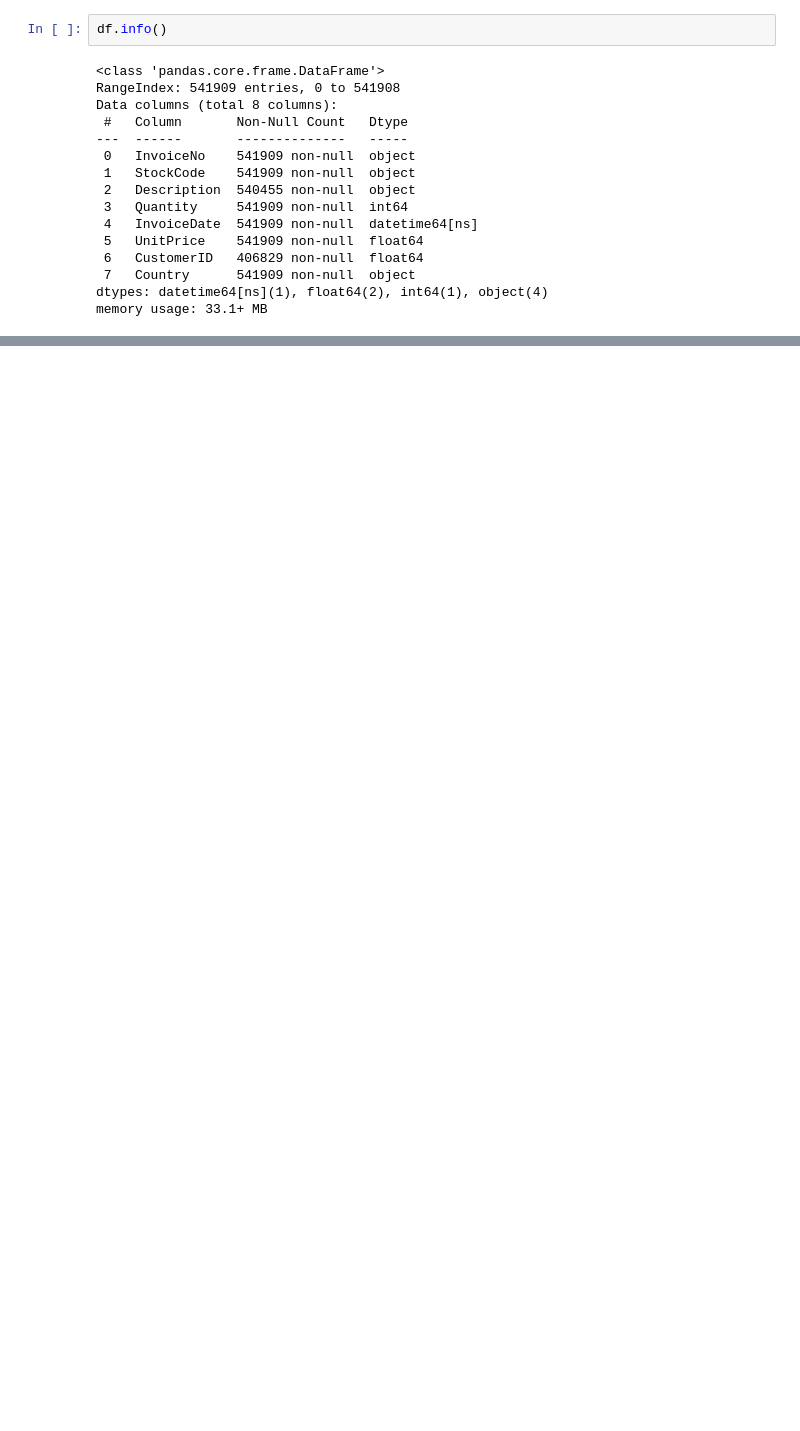
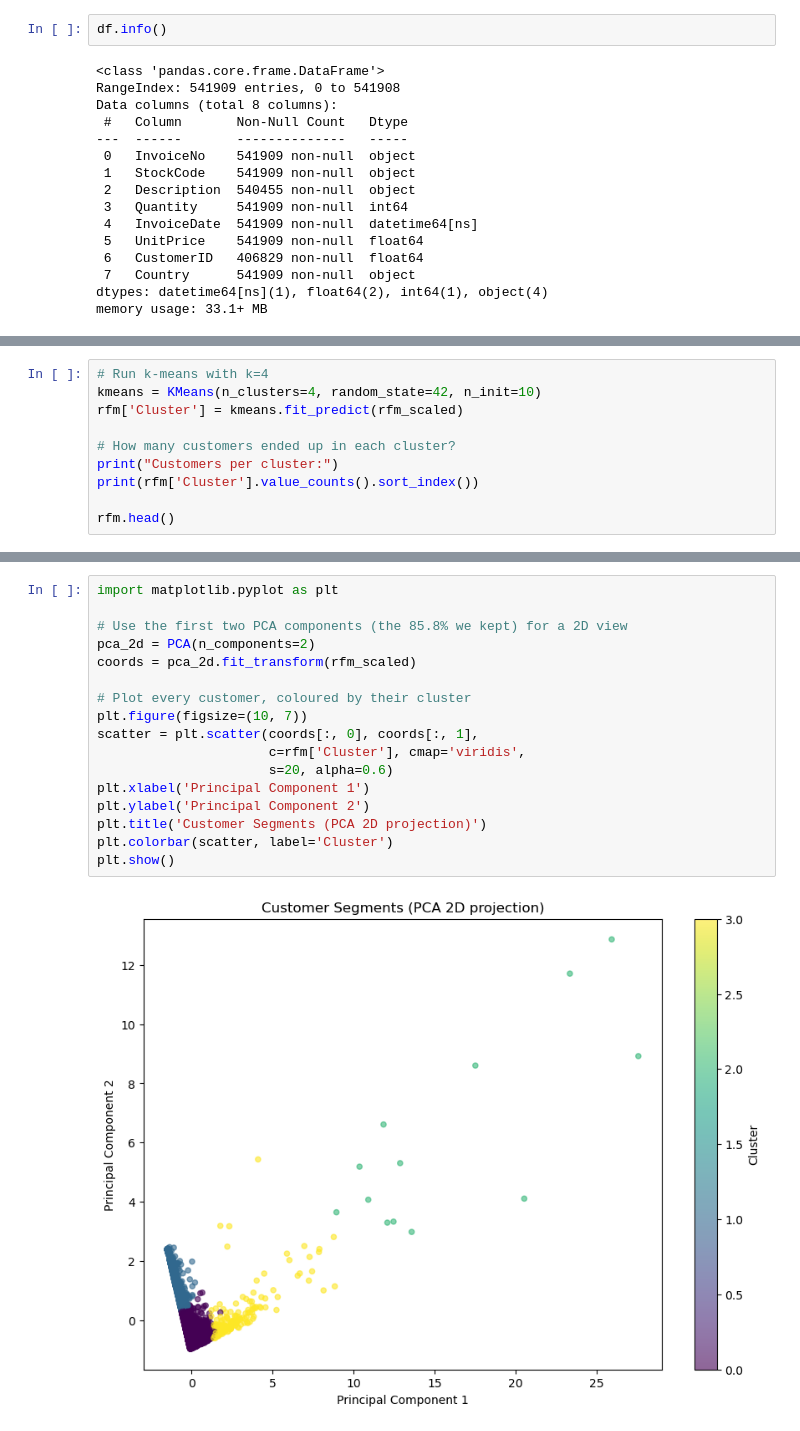
Before and after one commit to Agar-Torres/customer-segmentation-rfm, a Jupyter notebook: customer_segmentation_project.ipynb, the cells around one changed output, grey strips where cells are left out. Cells and saved outputs as stored; diff of their text form; blank space fills up the shorter version.

```diff
--- a/customer_segmentation_project.ipynb
+++ b/customer_segmentation_project.ipynb
@@ -71,0 +190,10 @@ Rows with negative quantity: 8905
+# %%
+# Run k-means with k=4
+kmeans = KMeans(n_clusters=4, random_state=42, n_init=10)
+rfm['Cluster'] = kmeans.fit_predict(rfm_scaled)
+
+# How many customers ended up in each cluster?
+print("Customers per cluster:")
+print(rfm['Cluster'].value_counts().sort_index())
+
+rfm.head()
@@ -71,0 +261,19 @@ Rows with negative quantity: 8905
+# %%
+import matplotlib.pyplot as plt
+
+# Use the first two PCA components (the 85.8% we kept) for a 2D view
+pca_2d = PCA(n_components=2)
+coords = pca_2d.fit_transform(rfm_scaled)
+
+# Plot every customer, coloured by their cluster
+plt.figure(figsize=(10, 7))
+scatter = plt.scatter(coords[:, 0], coords[:, 1],
+                      c=rfm['Cluster'], cmap='viridis',
+                      s=20, alpha=0.6)
+plt.xlabel('Principal Component 1')
+plt.ylabel('Principal Component 2')
+plt.title('Customer Segments (PCA 2D projection)')
+plt.colorbar(scatter, label='Cluster')
+plt.show()
+# %% [output]
+[figure, added]
```
Also changed, not shown: parts of 17 cells of this notebook.
